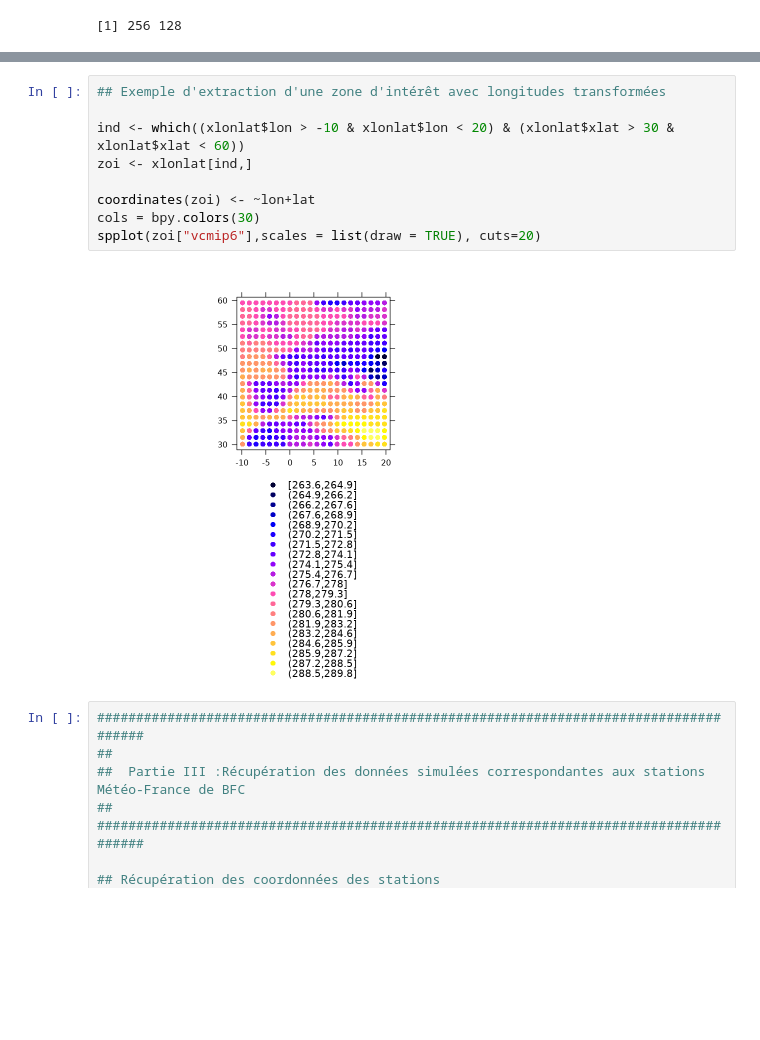
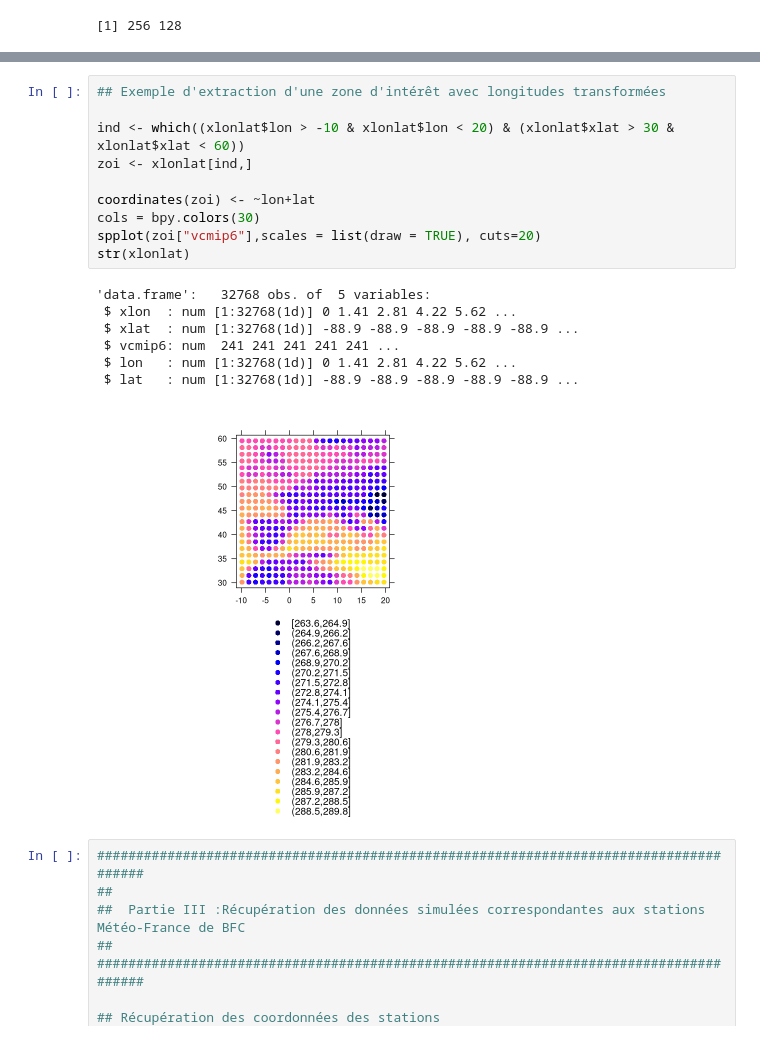
Before and after one commit to thierrycastel/tcnotebook, a Jupyter notebook: M2SEME_UE62/UE62_readCMIP6.ipynb, the cells around one changed output, grey strips where cells are left out. Saved outputs shown, nothing was run; the diff lists cells and outputs as text; blank space fills up the shorter version.

```diff
--- a/M2SEME_UE62/UE62_readCMIP6.ipynb
+++ b/M2SEME_UE62/UE62_readCMIP6.ipynb
@@ -114,14 +118,21 @@ spplot(maplonlat["vcmip6"],scales = list(draw = TRUE), cuts=20)
 # %%
 ## Exemple d'extraction d'une zone d'intérêt avec longitudes transformées
 
 ind <- which((xlonlat$lon > -10 & xlonlat$lon < 20) & (xlonlat$xlat > 30 & xlonlat$xlat < 60))
 zoi <- xlonlat[ind,]
 
 coordinates(zoi) <- ~lon+lat
 cols = bpy.colors(30)
 spplot(zoi["vcmip6"],scales = list(draw = TRUE), cuts=20)
+str(xlonlat)
 # %% [output]
+'data.frame':   32768 obs. of  5 variables:
+ $ xlon  : num [1:32768(1d)] 0 1.41 2.81 4.22 5.62 ...
+ $ xlat  : num [1:32768(1d)] -88.9 -88.9 -88.9 -88.9 -88.9 ...
+ $ vcmip6: num  241 241 241 241 241 ...
+ $ lon   : num [1:32768(1d)] 0 1.41 2.81 4.22 5.62 ...
+ $ lat   : num [1:32768(1d)] -88.9 -88.9 -88.9 -88.9 -88.9 ...
-[figure, old version]
+[figure, new version]
 # %%
 ######################################################################################
 ##
```
Also changed, not shown: parts of 3 cells of this notebook, 2 other files.
